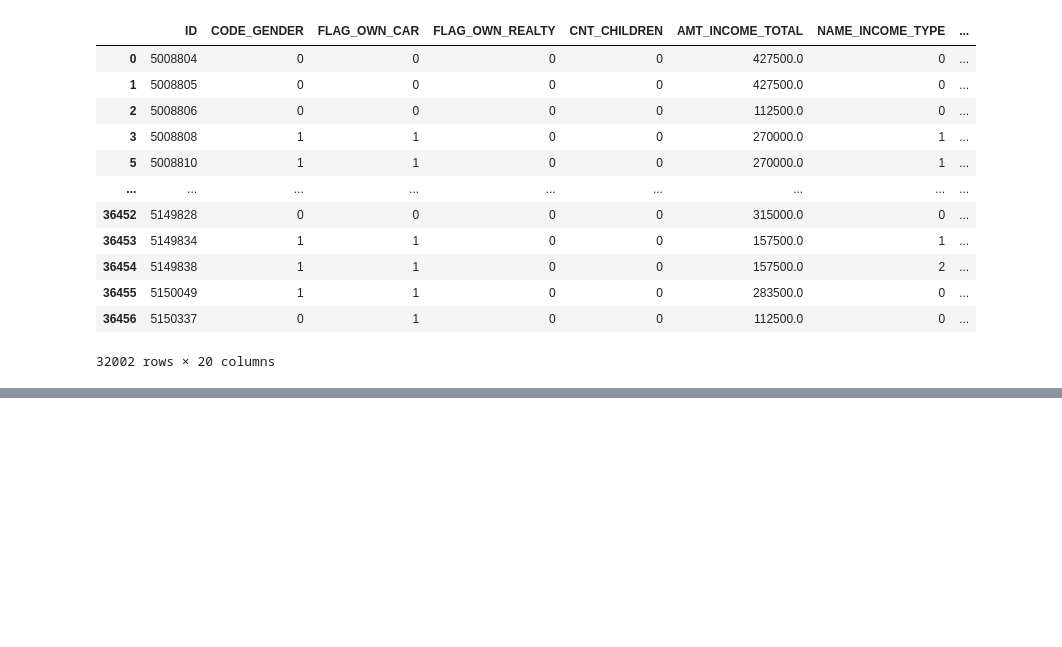
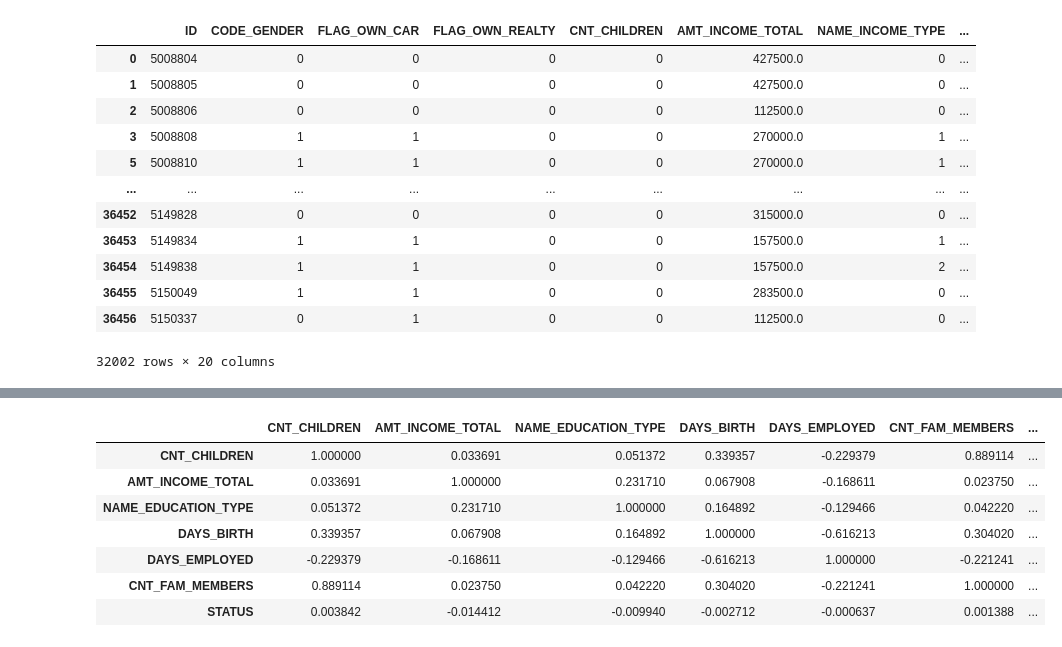
Before and after one commit to kirteshpatel98/Credit-Card-Default, a Jupyter notebook: fin_code.ipynb, the cells around one changed output, grey strips where cells are left out. Cells and saved outputs as stored; diff of their text form; code cells hidden in the pictures; blank space fills up the shorter version.

```diff
--- a/fin_code.ipynb
+++ b/fin_code.ipynb
@@ -373,0 +398,13 @@ record[record['STATUS']==1]
+# %%
+record_corr=record_corr.drop(['ID','CODE_GENDER','FLAG_OWN_CAR','FLAG_OWN_REALTY','NAME_INCOME_TYPE','NAME_FAMILY_STATUS','NAME_HOUSING_TYPE','FLAG_MOBIL','FLAG_WORK_PHONE','FLAG_PHONE','FLAG_EMAIL','OCCUPATION_TYPE','MONTHS_BALANCE'],axis=1)
+# %%
+record_corr.corr()
+# %% [output]
+|  | CNT_CHILDREN | AMT_INCOME_TOTAL | NAME_EDUCATION_TYPE | DAYS_BIRTH | DAYS_EMPLOYED | CNT_FAM_MEMBERS | ... |
+| CNT_CHILDREN | 1.000000 | 0.033691 | 0.051372 | 0.339357 | -0.229379 | 0.889114 | ... |
+| AMT_INCOME_TOTAL | 0.033691 | 1.000000 | 0.231710 | 0.067908 | -0.168611 | 0.023750 | ... |
+| NAME_EDUCATION_TYPE | 0.051372 | 0.231710 | 1.000000 | 0.164892 | -0.129466 | 0.042220 | ... |
+| DAYS_BIRTH | 0.339357 | 0.067908 | 0.164892 | 1.000000 | -0.616213 | 0.304020 | ... |
+| DAYS_EMPLOYED | -0.229379 | -0.168611 | -0.129466 | -0.616213 | 1.000000 | -0.221241 | ... |
+| CNT_FAM_MEMBERS | 0.889114 | 0.023750 | 0.042220 | 0.304020 | -0.221241 | 1.000000 | ... |
+| STATUS | 0.003842 | -0.014412 | -0.009940 | -0.002712 | -0.000637 | 0.001388 | ... |
```
Also changed, not shown: parts of 25 cells of this notebook, 9 other files.
